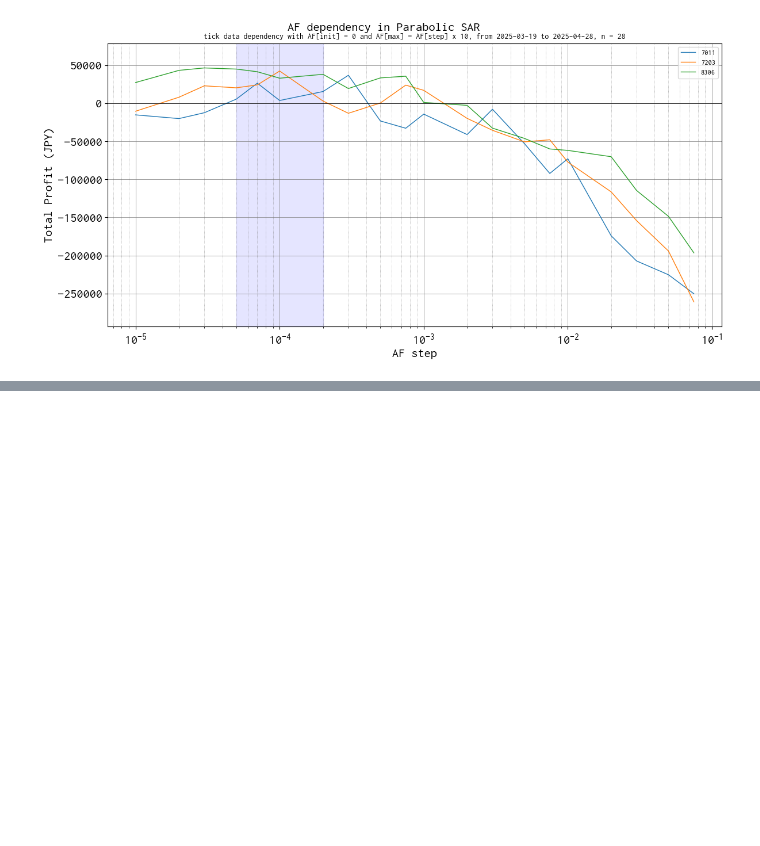
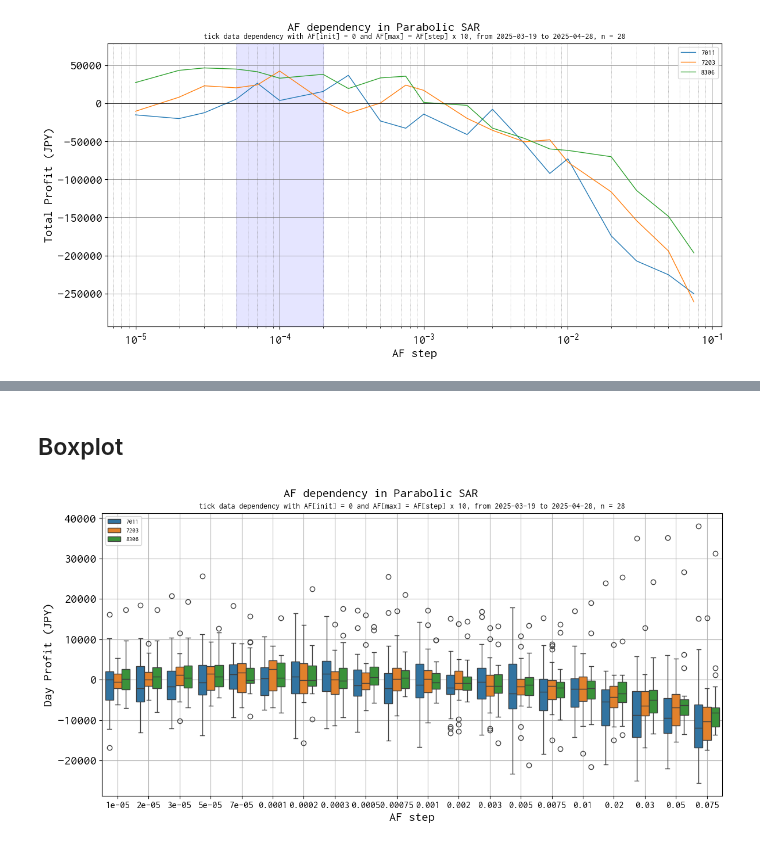
Before and after one commit to bitwalk123/day_trade_simulator, a Jupyter notebook: jupyter/study_202_AF_aggregation.ipynb, the cells around one changed output, grey strips where cells are left out. Cells and saved outputs as stored; diff of their text form; code cells hidden in the pictures; blank space fills up the shorter version.

```diff
--- a/jupyter/study_202_AF_aggregation.ipynb
+++ b/jupyter/study_202_AF_aggregation.ipynb
@@ -178,0 +187,14 @@ plt.show()
+# %%
+df = pd.DataFrame()
+#code = ['7011', '7203', '8306']
+#df_code = [df_7011, df_7203, df_8306]
+for code, df_code in zip(['7011', '7203', '8306'], [df_7011, df_7203, df_8306]):
+    for date in list_date:
+        for af_step in df_code['af_step']:
+            profit = df_code[df_code['af_step'] == af_step][date].iloc[0]
+            r = len(df)
+            df.loc[r, 'af_step'] = af_step
+            df.loc[r, 'code'] = code
+            df.loc[r, 'date'] = date
+            df.loc[r, 'profit'] = profit
+df
@@ -178,0 +215,36 @@ plt.show()
+# %% [markdown]
+## Boxplot
+# %%
+FONT_PATH = "../fonts/RictyDiminished-Regular.ttf"
+fm.fontManager.addfont(FONT_PATH)
+
+# FontPropertiesオブジェクト生成（名前の取得のため）
+font_prop = fm.FontProperties(fname=FONT_PATH)
+font_prop.get_name()
+
+plt.rcParams['font.family'] = font_prop.get_name()
+plt.rcParams['font.size'] = 16
+
+fig = plt.figure(figsize=(12, 6))
+ax = fig.add_subplot(111)
+
+sns.boxplot(data=df, x='af_step', y='profit', hue='code', ax=ax)
+ax.tick_params(axis='x', which='major', labelsize=12)
+ax.set_xlabel('AF step')
+ax.set_ylabel('Day Profit (JPY)')
+ax.legend(fontsize=8)
+
+ax.grid()
+ax.set_title(
+    'tick data dependency with AF[init] = 0 and AF[max] = AF[step] x 10, from %s to %s, n = %d' % (
+        list_date[0], list_date[len(list_date) - 1], len(list_date)
+    ),
+    fontsize=10
+)
+
+plt.suptitle('AF dependency in Parabolic SAR', fontsize=16)
+plt.subplots_adjust(left=0.1, right=0.99, bottom=0.1, top=0.91)
+plt.savefig('./%s/boxplot.png' %  name_doe_2)
+plt.show()
+# %% [output]
+[figure, added]
```
Also changed, not shown: parts of 3 cells of this notebook, 3 other files.
